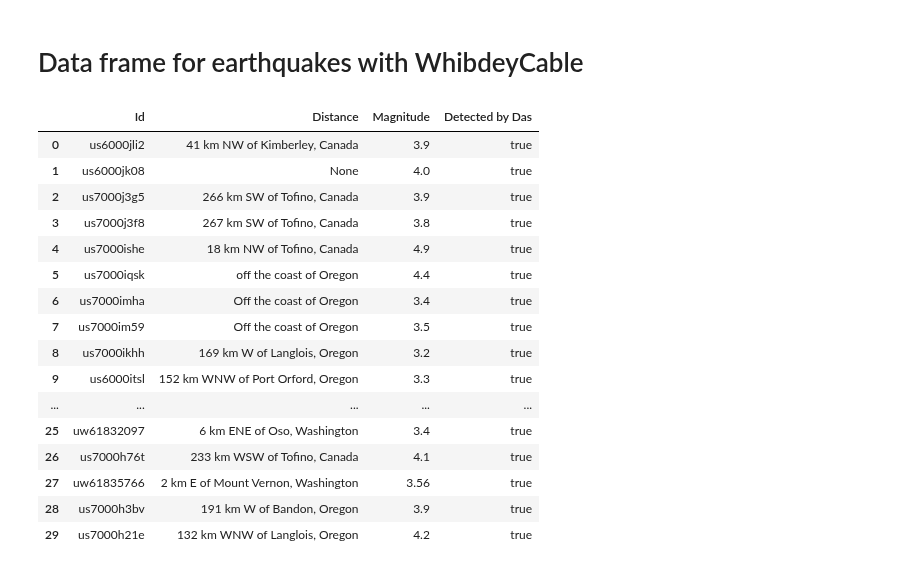
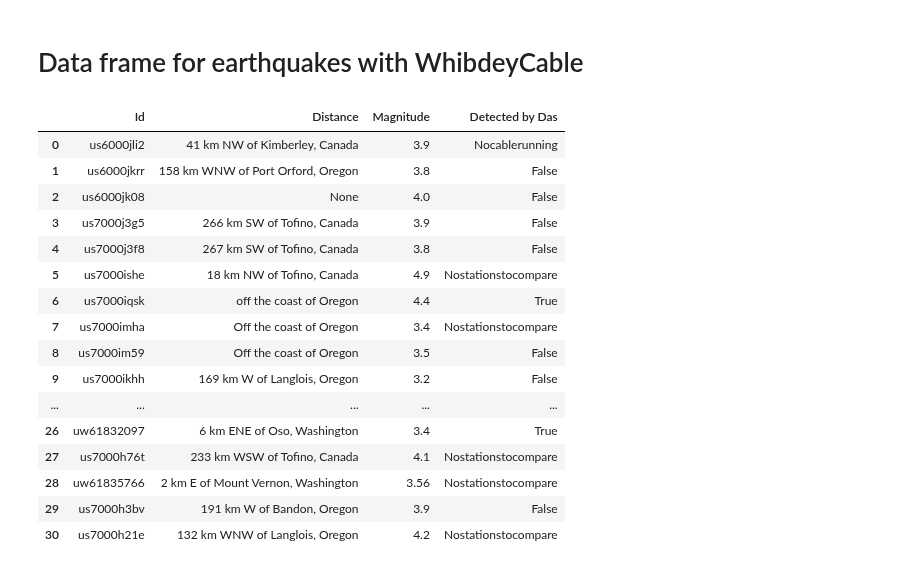
Before and after one commit to bradlipovsky/das-stuff, a Jupyter notebook: whidbey-searchinglocalquakesVeronica2.ipynb, the cells around one changed output. Drawn from its saved outputs; the diff is of its cells as text; code cells hidden in the pictures.

```diff
--- a/whidbey-searchinglocalquakesVeronica2.ipynb
+++ b/whidbey-searchinglocalquakesVeronica2.ipynb
@@ -183,27 +161,27 @@ KeyboardInterrupt:
 # %% [markdown]
 # Data frame for earthquakes with WhibdeyCable
 # %%
-tf=['true','true','true','true','true','true','true','true','true','true','true','true','true','true','true','true','true','true','true','true','true','true','true','true','true','true','true','true','true','true']
+tf=['Nocablerunning','False','False','False','False','Nostationstocompare','True','Nostationstocompare','False','False','True/False','True','False','True/False','False','False','True','False','False','False','False','False','True','Nostationstocompare','Nostationstocompare','False','True','Nostationstocompare','Nostationstocompare','False','Nostationstocompare']
 tfn=np.array(tf).T
 dataf = np.array([event_df.id, event_df.location, event_df.magnitude,tf]).T
 
 df3 = pd.DataFrame(dataf,columns=['Id', 'Distance', 'Magnitude','Detected by Das'])
 df3
 # %% [output]
 |  | Id | Distance | Magnitude | Detected by Das |
-| 0 | us6000jli2 | 41 km NW of Kimberley, Canada | 3.9 | true |
-| 1 | us6000jk08 | None | 4.0 | true |
-| 2 | us7000j3g5 | 266 km SW of Tofino, Canada | 3.9 | true |
-| 3 | us7000j3f8 | 267 km SW of Tofino, Canada | 3.8 | true |
-| 4 | us7000ishe | 18 km NW of Tofino, Canada | 4.9 | true |
-| 5 | us7000iqsk | off the coast of Oregon | 4.4 | true |
-| 6 | us7000imha | Off the coast of Oregon | 3.4 | true |
-| 7 | us7000im59 | Off the coast of Oregon | 3.5 | true |
-| 8 | us7000ikhh | 169 km W of Langlois, Oregon | 3.2 | true |
-| 9 | us6000itsl | 152 km WNW of Port Orford, Oregon | 3.3 | true |
+| 0 | us6000jli2 | 41 km NW of Kimberley, Canada | 3.9 | Nocablerunning |
+| 1 | us6000jkrr | 158 km WNW of Port Orford, Oregon | 3.8 | False |
+| 2 | us6000jk08 | None | 4.0 | False |
+| 3 | us7000j3g5 | 266 km SW of Tofino, Canada | 3.9 | False |
+| 4 | us7000j3f8 | 267 km SW of Tofino, Canada | 3.8 | False |
+| 5 | us7000ishe | 18 km NW of Tofino, Canada | 4.9 | Nostationstocompare |
+| 6 | us7000iqsk | off the coast of Oregon | 4.4 | True |
+| 7 | us7000imha | Off the coast of Oregon | 3.4 | Nostationstocompare |
+| 8 | us7000im59 | Off the coast of Oregon | 3.5 | False |
+| 9 | us7000ikhh | 169 km W of Langlois, Oregon | 3.2 | False |
 | ... | ... | ... | ... | ... |
-| 25 | uw61832097 | 6 km ENE of Oso, Washington | 3.4 | true |
-| 26 | us7000h76t | 233 km WSW of Tofino, Canada | 4.1 | true |
-| 27 | uw61835766 | 2 km E of Mount Vernon, Washington | 3.56 | true |
-| 28 | us7000h3bv | 191 km W of Bandon, Oregon | 3.9 | true |
-| 29 | us7000h21e | 132 km WNW of Langlois, Oregon | 4.2 | true |
+| 26 | uw61832097 | 6 km ENE of Oso, Washington | 3.4 | True |
+| 27 | us7000h76t | 233 km WSW of Tofino, Canada | 4.1 | Nostationstocompare |
+| 28 | uw61835766 | 2 km E of Mount Vernon, Washington | 3.56 | Nostationstocompare |
+| 29 | us7000h3bv | 191 km W of Bandon, Oregon | 3.9 | False |
+| 30 | us7000h21e | 132 km WNW of Langlois, Oregon | 4.2 | Nostationstocompare |
```
Also changed, not shown: parts of 5 cells of this notebook.
